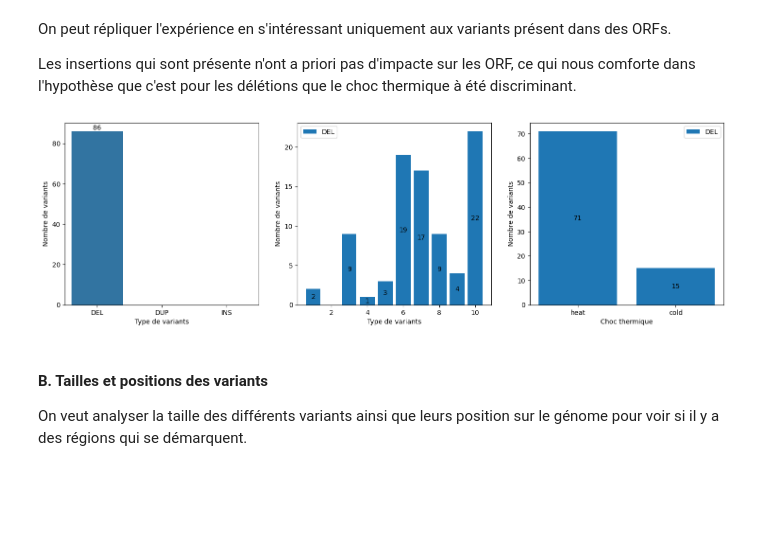
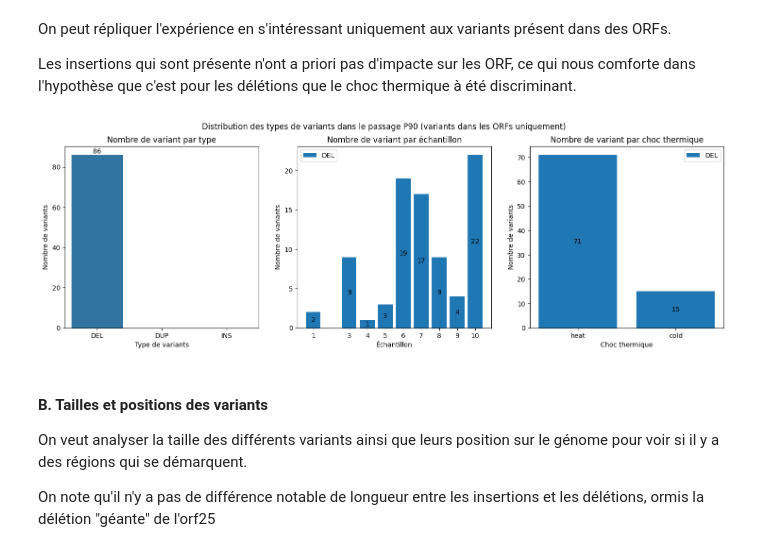
Before and after one commit to Tara-Guillorit/TP-BILL, a Jupyter notebook: src/analyse2.ipynb, the cells around one changed output. Saved outputs shown, nothing was run; the diff lists cells and outputs as text; code cells hidden in the pictures; blank space fills up the shorter version.

```diff
--- a/src/analyse2.ipynb
+++ b/src/analyse2.ipynb
@@ -308,41 +314,48 @@ sns.countplot(data=data_oi_orf, x="svtype", ax=ax1)
 ax1.bar_label(container = ax1.containers[0], fontsize=10)
 ax1.set_ylabel('Nombre de variants')
 ax1.set_xlabel('Type de variants')
+ax1.set_title(f"Nombre de variant par type")
 
 type_count_sample = data_oi_orf.groupby(["svtype", "sample"], observed=True).size()
 types = data_oi_orf["svtype"].unique()
 samples = data_oi_orf["sample"].unique()
 sorted(samples)
 bottom = np.zeros(len(samples))
 for t in types:
     gc = [type_count_sample[t][s] if s in type_count_sample[t] else 0 for s in samples]
     p = ax2.bar(samples, gc, label=t, bottom=bottom)
     bottom += gc
     ax2.bar_label(p, label_type='center')
 
 ax2.set_ylabel('Nombre de variants')
-ax2.set_xlabel('Type de variants')
+ax2.set_xlabel('Échantillon')
+ax2.set_xticks(samples)
+ax2.set_title(f"Nombre de variant par échantillon")
 ax2.legend()
 
 
 type_count_choc = data_oi_orf.groupby(["svtype", "choc"], observed=True).size()
 types = data_oi_orf["svtype"].unique()
 chocs = data_oi_orf["choc"].unique()
 bottom = np.zeros(len(chocs))
 for t in types:
     gc = [type_count_choc[t][c] if c in type_count_choc[t] else 0 for c in chocs]
     p = ax3.bar(chocs, gc, label=t, bottom=bottom)
     bottom += gc
     ax3.bar_label(p, label_type='center')
 
 ax3.set_ylabel('Nombre de variants')
 ax3.set_xlabel('Choc thermique')
+ax3.set_title(f"Nombre de variant par choc thermique")
 ax3.legend()
 
+plt.suptitle(f"Distribution des types de variants dans le passage P{ioi} (variants dans les ORFs uniquement)")
 plt.show()
 # %% [output]
-[figure, old version]
+[figure, new version]
 # %% [markdown]
 #### B. Tailles et positions des variants
 
 On veut analyser la taille des différents variants ainsi que leurs position sur le génome pour voir si il y a des régions qui se démarquent.
+
+On note qu'il n'y a pas de différence notable de longueur entre les insertions et les délétions, ormis la délétion "géante" de l'orf25
```
Also changed, not shown: parts of 14 cells of this notebook.
